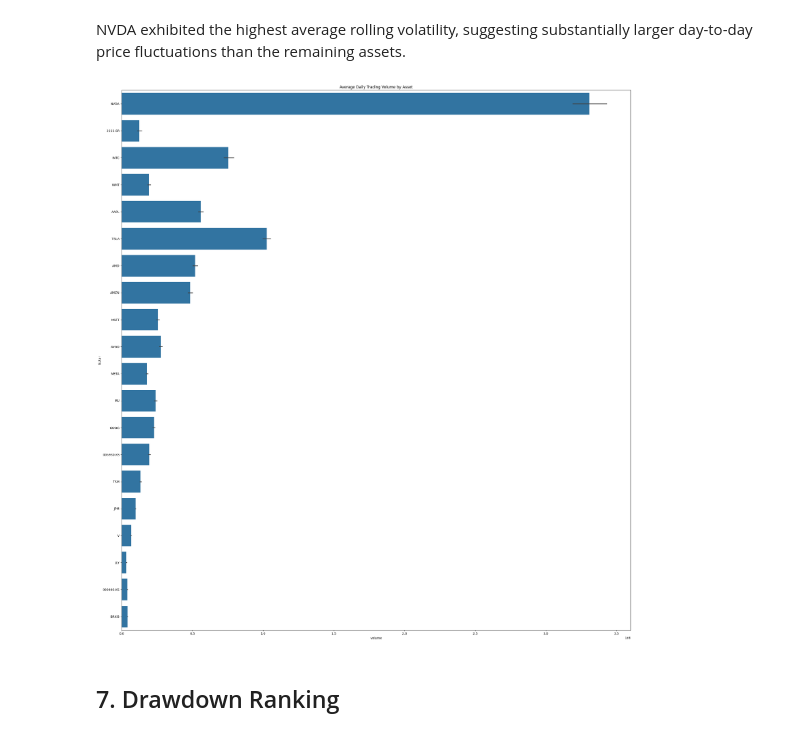
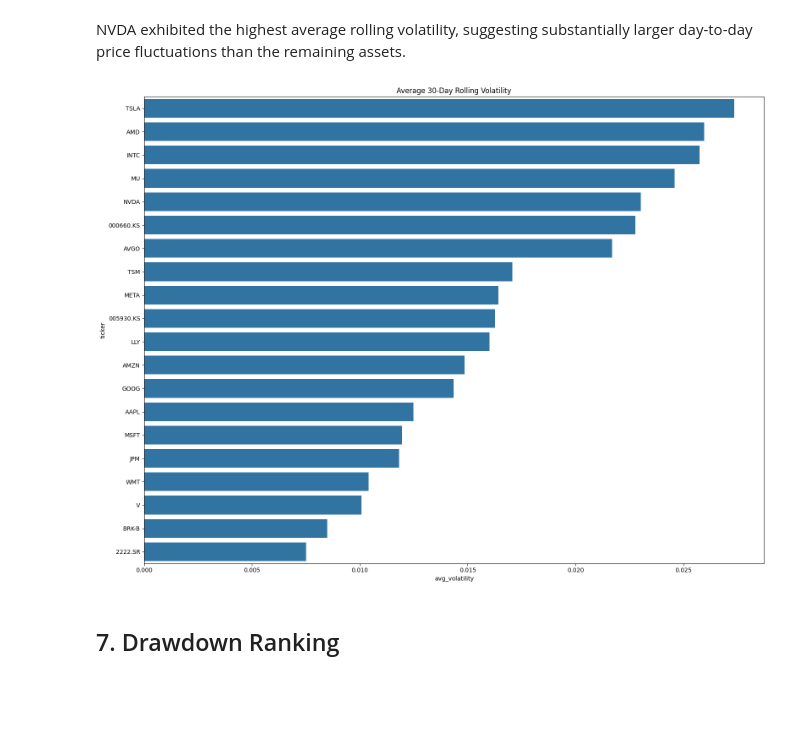
Before and after one commit to EltonSilva97/Automated-Data-Pipeline-for-Financial-Data, a Jupyter notebook: notebooks/02_analysis_overview.ipynb, the cells around one changed output. Cells and saved outputs as stored; diff of their text form; code cells hidden in the pictures; blank space fills up the shorter version.

```diff
--- a/notebooks/02_analysis_overview.ipynb
+++ b/notebooks/02_analysis_overview.ipynb
@@ -99,21 +99,27 @@ plt.show()
 # %% [markdown]
 NVDA exhibited the highest average rolling volatility, suggesting substantially larger day-to-day price fluctuations than the remaining assets.
 # %%
-fig, ax = plt.subplots(figsize=(24, 25))
+volatility = (
+    prices.groupby("ticker", as_index=False)
+    .agg(avg_volatility=("volatility_30d", "mean"))
+    .sort_values("avg_volatility", ascending=False)
+)
+
+fig, ax = plt.subplots(figsize=(16, 12))
 
 sns.barplot(
-    data=prices,
-    x="volume",
+    data=volatility,
+    x="avg_volatility",
     y="ticker",
-    order=prices.sort_values("volume", ascending=False)["ticker"],
+    order=volatility["ticker"],
     ax=ax
 )
 
-ax.set_title("Average Daily Trading Volume by Asset")
+ax.set_title("Average 30-Day Rolling Volatility")
 plt.tight_layout()
 plt.show()
 # %% [output]
-[figure, old version]
+[figure, new version]
 # %% [markdown]
 ## 7. Drawdown Ranking
 # %%
```
Also changed, not shown: parts of 3 cells of this notebook.
